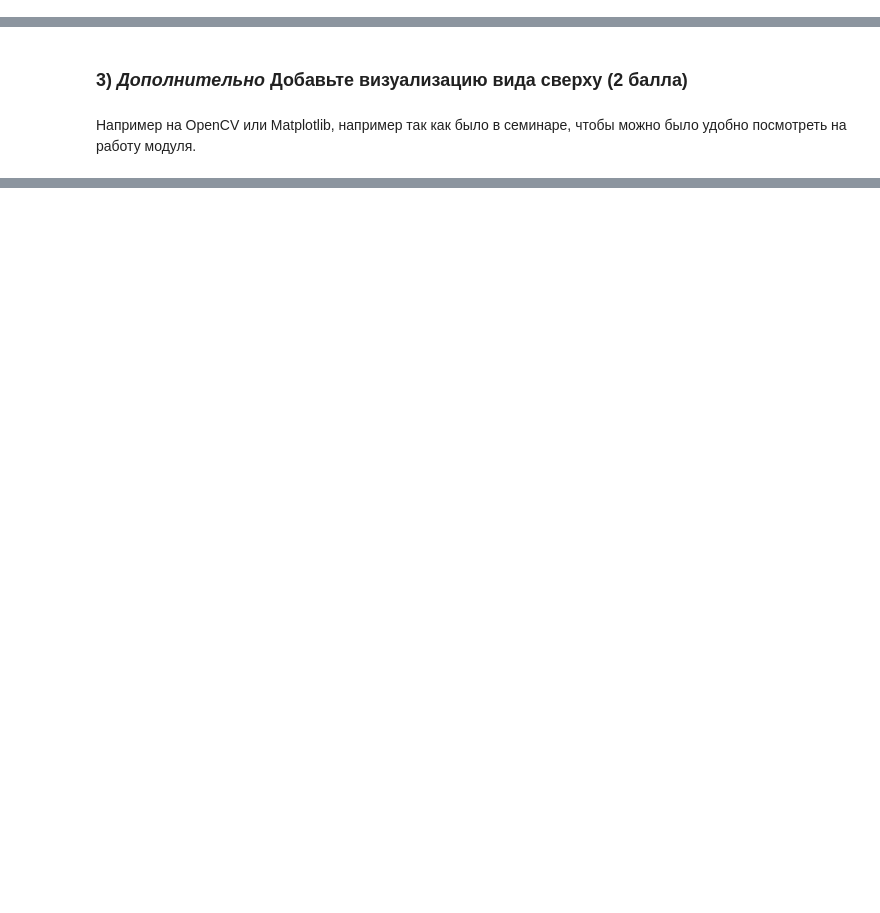
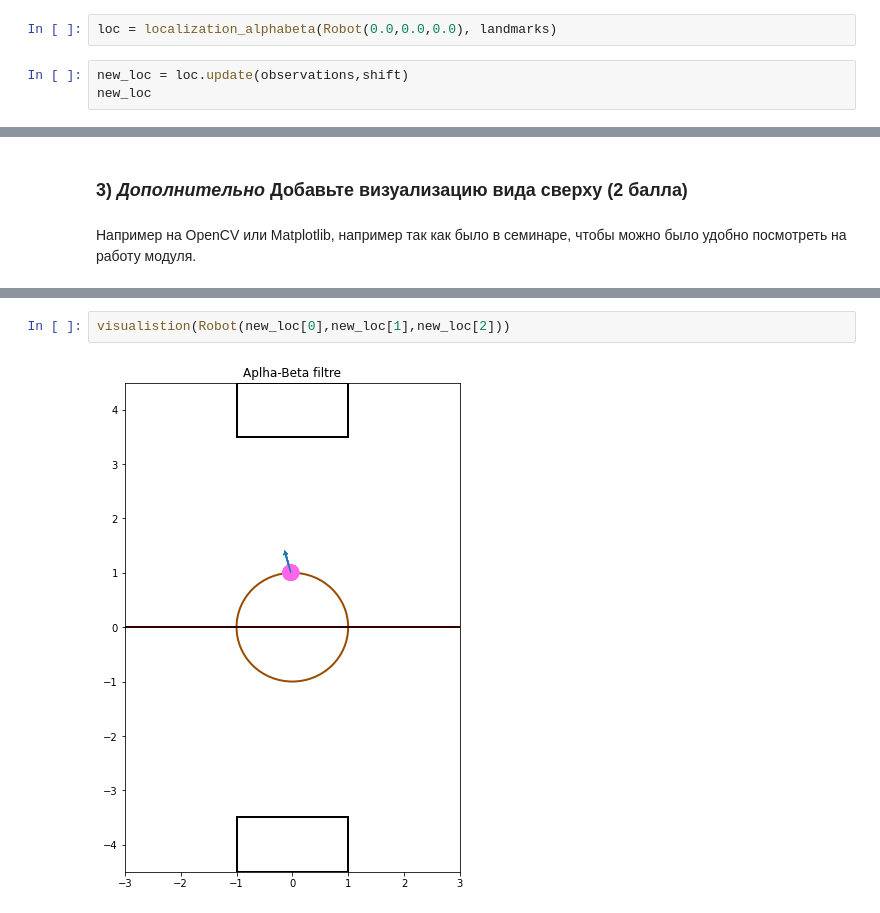
Before and after one commit to kulaginv/cvr_course, a Jupyter notebook: notebooks/localization_hw8.ipynb, the cells around one changed output, grey strips where cells are left out. Saved outputs shown, nothing was run; the diff lists cells and outputs as text; blank space fills up the shorter version.

```diff
--- a/notebooks/localization_hw8.ipynb
+++ b/notebooks/localization_hw8.ipynb
@@ -108,0 +114,5 @@ class localization_alphabeta:
+# %%
+loc = localization_alphabeta(Robot(0.0,0.0,0.0), landmarks)
+# %%
+new_loc = loc.update(observations,shift)
+new_loc
@@ -118,0 +186,4 @@ class Field:
+# %%
+visualistion(Robot(new_loc[0],new_loc[1],new_loc[2]))
+# %% [output]
+[figure, added]
```
Also changed, not shown: parts of 12 cells of this notebook.
